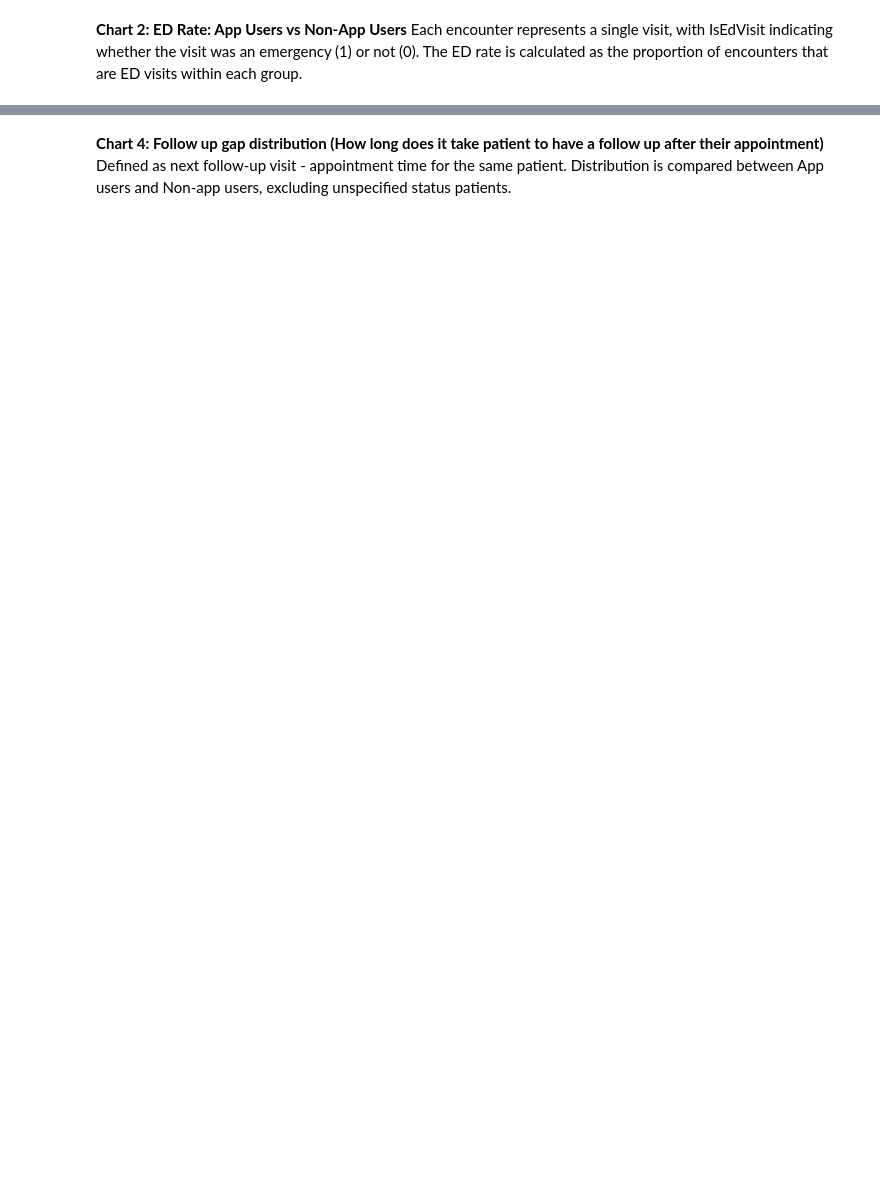
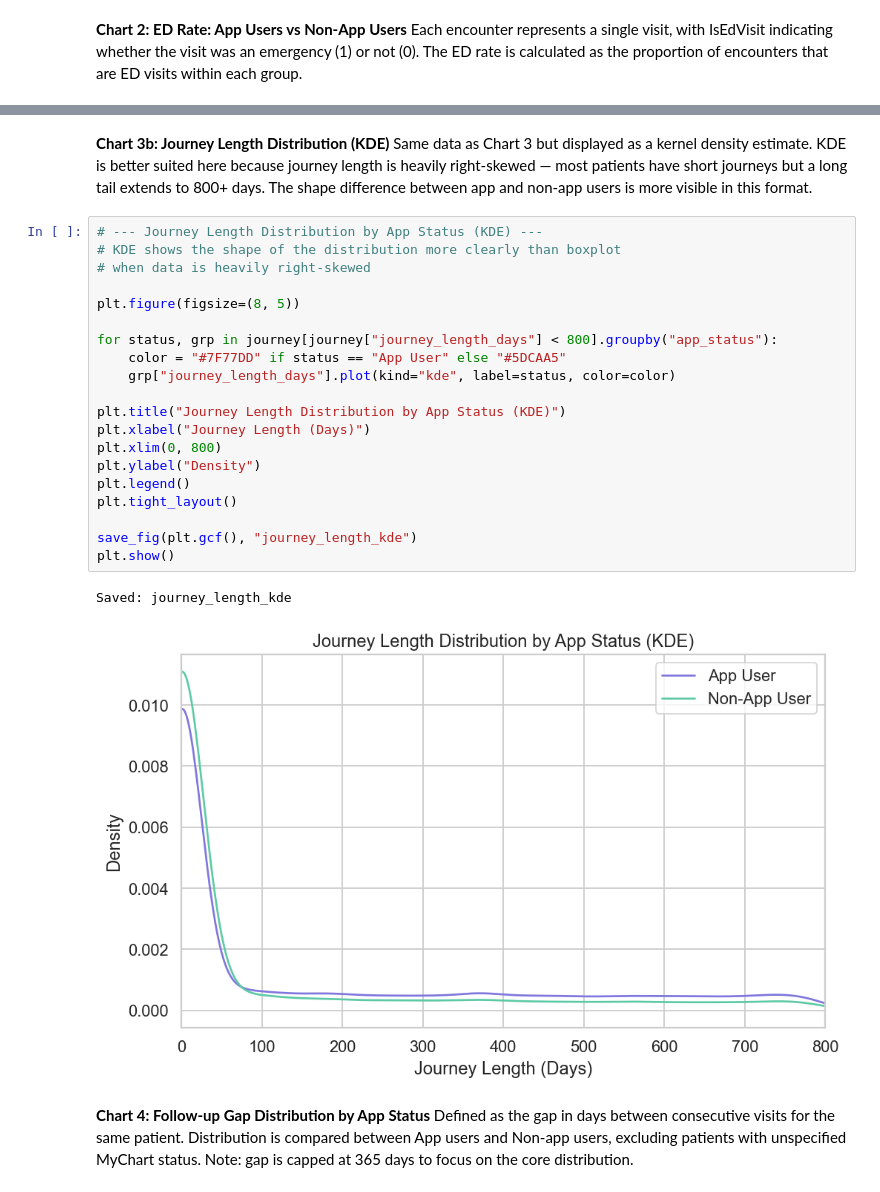
Before and after one commit to SYzhao666/datafest2026, a Jupyter notebook: notebooks/03_visualizations.ipynb, the cells around one changed output, grey strips where cells are left out. Saved outputs shown, nothing was run; the diff lists cells and outputs as text; blank space fills up the shorter version.

```diff
--- a/notebooks/03_visualizations.ipynb
+++ b/notebooks/03_visualizations.ipynb
@@ -196,7 +213,38 @@ plt.show()
+# %% [markdown]
+**Chart 3b: Journey Length Distribution (KDE)**
+Same data as Chart 3 but displayed as a kernel density estimate.
+KDE is better suited here because journey length is heavily right-skewed —
+most patients have short journeys but a long tail extends to 800+ days.
+The shape difference between app and non-app users is more visible in this format.
+# %%
+# --- Journey Length Distribution by App Status (KDE) ---
+# KDE shows the shape of the distribution more clearly than boxplot
+# when data is heavily right-skewed
+
+plt.figure(figsize=(8, 5))
+
+for status, grp in journey[journey["journey_length_days"] < 800].groupby("app_status"):
+    color = "#7F77DD" if status == "App User" else "#5DCAA5"
+    grp["journey_length_days"].plot(kind="kde", label=status, color=color)
+
+plt.title("Journey Length Distribution by App Status (KDE)")
+plt.xlabel("Journey Length (Days)")
+plt.xlim(0, 800)
+plt.ylabel("Density")
+plt.legend()
+plt.tight_layout()
+
+save_fig(plt.gcf(), "journey_length_kde")
+plt.show()
+# %% [output]
+Saved: journey_length_kde
+[figure, added]
 # %% [markdown]
-**Chart 4: Follow up gap distribution (How long does it take patient to have a follow up after their appointment)**
-Defined as next follow-up visit - appointment time for the same patient.
-Distribution is compared between App users and Non-app users, excluding unspecified status patients.
+**Chart 4: Follow-up Gap Distribution by App Status**
+Defined as the gap in days between consecutive visits for the same patient.
+Distribution is compared between App users and Non-app users,
+excluding patients with unspecified MyChart status.
+Note: gap is capped at 365 days to focus on the core distribution.
 # %%
 # --- Follow-up Gap Distribution by App Status ---
 
```
Also changed, not shown: parts of 15 cells of this notebook.
